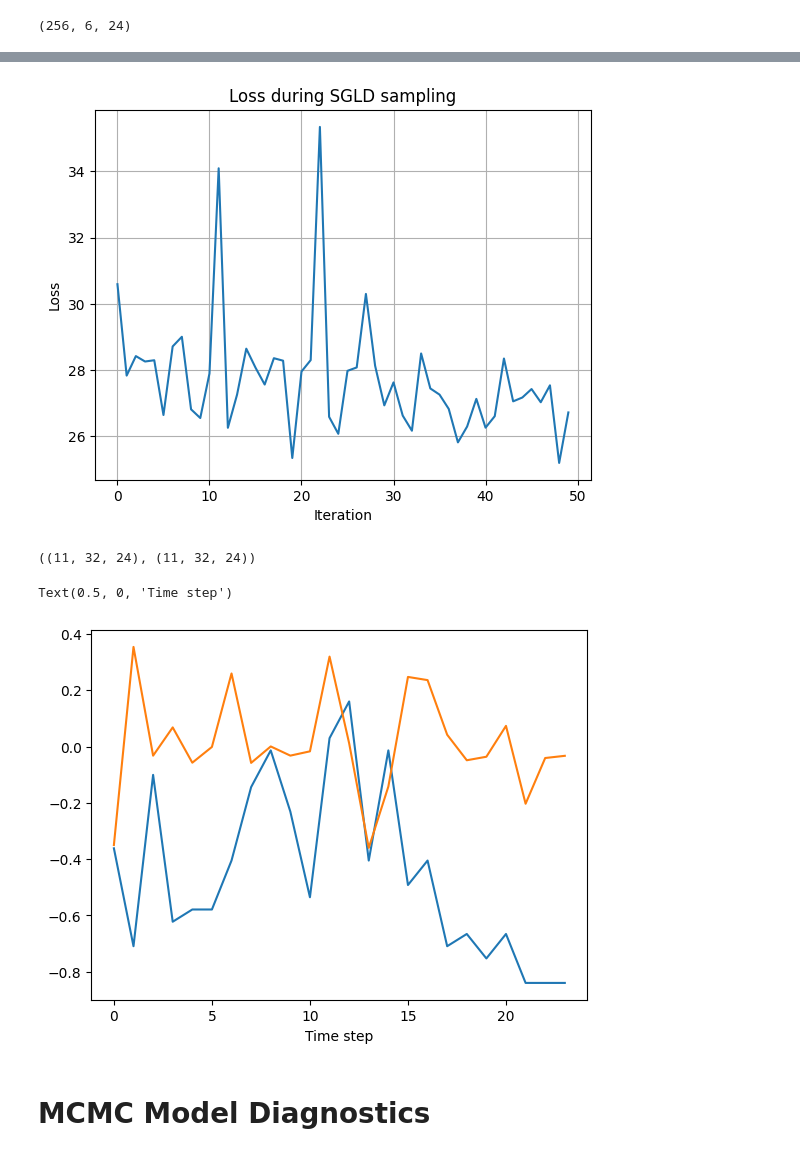
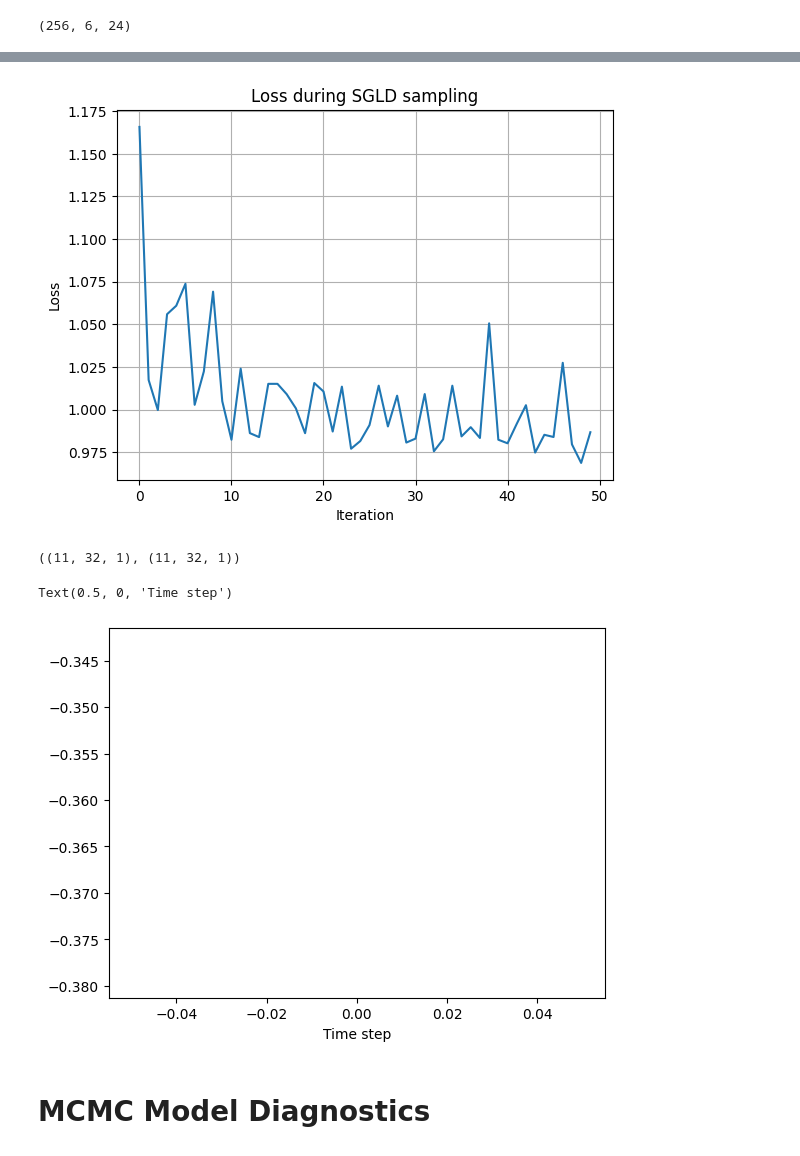
Before and after one commit to shernandez-ucm/trax, a Jupyter notebook: santiago_multi_site.ipynb, the cells around one changed output, grey strips where cells are left out. Drawn from its saved outputs; the diff is of its cells as text; code cells hidden in the pictures.

```diff
--- a/santiago_multi_site.ipynb
+++ b/santiago_multi_site.ipynb
@@ -25,6 +25,7 @@ def pre_process(df):
         if key in df.columns:
             df[key] =df[key].astype(str).str.replace(',', '.').astype(float)
             #df[key].fillna(df[key].mean(), inplace=True)
+    df.resample('1h').sum()
     return df
 # %%
 df_preprocessed = [pre_process(df) for df in df_list]
@@ -74,7 +75,7 @@ X_train_datasets=list()
 y_train_datasets=list()
 X_test_datasets=list()
 y_test_datasets=list()
-future=24
+future=1
 past=24
 dataset_names=list()
 for item_id, gdf in df_group.groupby('Estacion'):
@@ -258,20 +259,20 @@ plt.title('Loss during SGLD sampling')
 plt.grid()
 plt.show()
 # %% [output]
-[figure, old version]
+[figure, new version]
 # %%
 preds = jax.vmap(model.apply, (0, 0))(params_tasks, jnp.array(X_test_datasets[:,0:32,:,:]))
 # %%
 y_test_datasets[:,0:32,:].shape,preds.shape
 # %% [output]
-((11, 32, 24), (11, 32, 24))
+((11, 32, 1), (11, 32, 1))
 # %%
 plt.plot(y_test_datasets[0,0,:], label='True')
-plt.plot(preds[0,0,:], label='Predicted')
+#plt.plot(preds[0,0,:], label='Predicted')
 plt.xlabel('Time step')
 # %% [output]
 Text(0.5, 0, 'Time step')
-[figure, old version]
+[figure, new version]
 # %%
 import pickle
 
```
Also changed, not shown: parts of 10 cells of this notebook.
